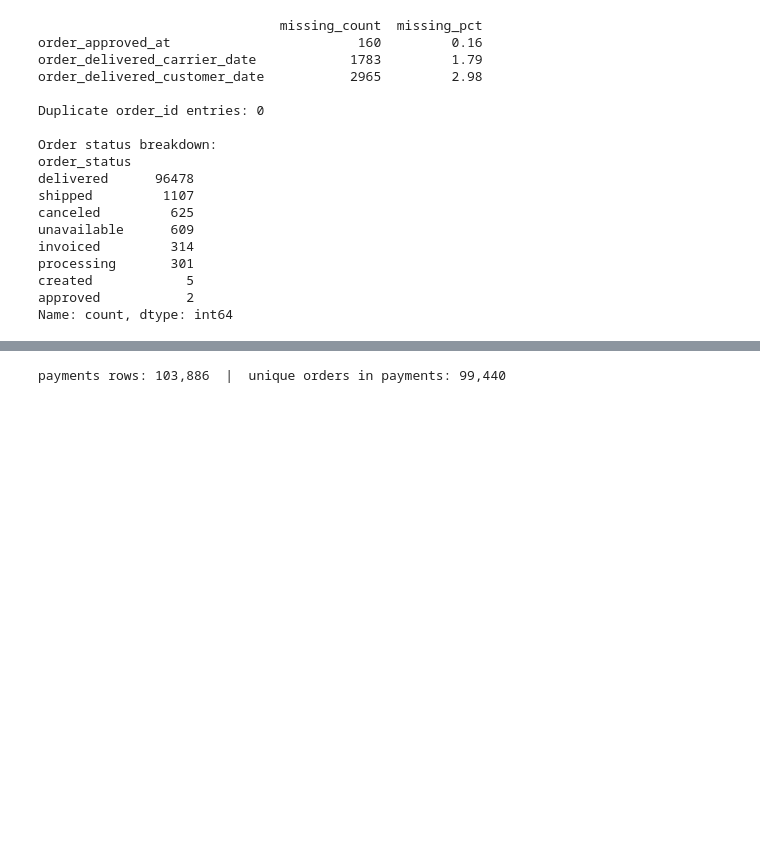
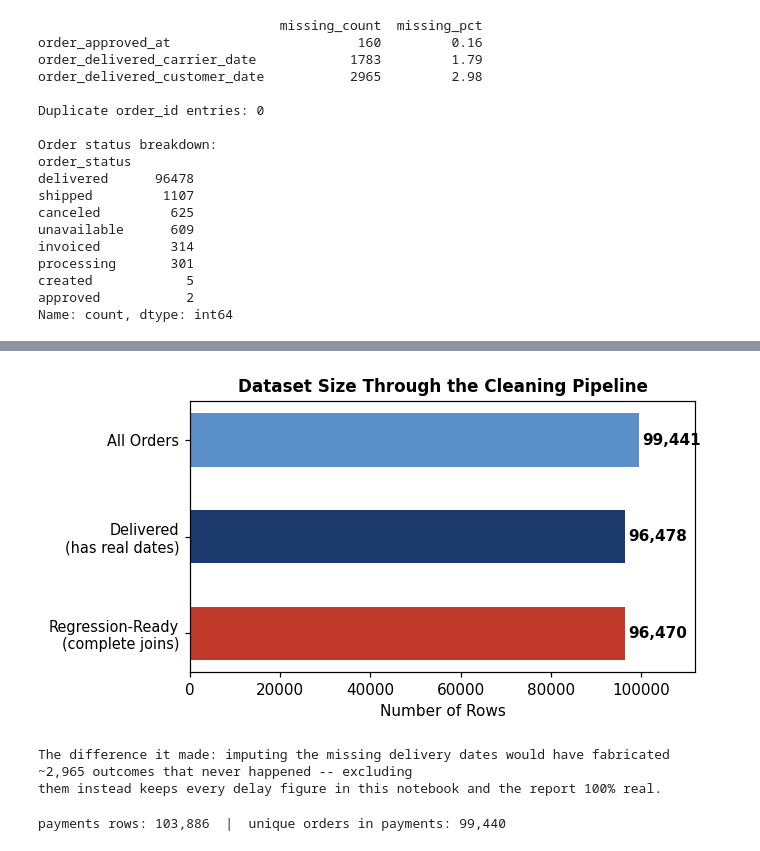
Before and after one commit to 23f3000862-svg/bdm-capstone-olist, a Jupyter notebook: BDM_Capstone_Analysis_Notebook.ipynb, the cells around one changed output, grey strips where cells are left out. Saved outputs shown, nothing was run; the diff lists cells and outputs as text; code cells hidden in the pictures; blank space fills up the shorter version.

```diff
--- a/BDM_Capstone_Analysis_Notebook.ipynb
+++ b/BDM_Capstone_Analysis_Notebook.ipynb
@@ -133,3 +145,29 @@ Name: count, dtype: int64
+# %%
+# Dataset size through the cleaning pipeline -- same chart used in the presentation deck
+delivered_preview = orders[orders['order_status'] == 'delivered']
+stages = ['All Orders', 'Delivered\n(has real dates)', 'Regression-Ready\n(complete joins)']
+counts = [len(orders), len(delivered_preview), 96470]  # last figure confirmed in Section 7 below
+
+fig, ax = plt.subplots(figsize=(6.2, 3.4))
+y_pos = np.arange(len(stages))
+ax.barh(y_pos, counts, color=[LBLUE, BLUE, RED], height=0.55)
+ax.set_yticks(y_pos); ax.set_yticklabels(stages, fontsize=9.5)
+ax.invert_yaxis()
+for i, v in enumerate(counts):
+    ax.text(v + 700, i, f'{v:,}', va='center', fontsize=10, fontweight='bold')
+ax.set_xlim(0, 112000)
+ax.set_xlabel('Number of Rows')
+ax.set_title('Dataset Size Through the Cleaning Pipeline', fontsize=11, fontweight='bold')
+plt.tight_layout(); plt.savefig('fig_funnel.png', dpi=170); plt.show()
+
+print("The difference it made: imputing the missing delivery dates would have fabricated")
+print(f"~{missing['order_delivered_customer_date']:,} outcomes that never happened -- excluding")
+print("them instead keeps every delay figure in this notebook and the report 100% real.")
+# %% [output]
+[figure, added]
+The difference it made: imputing the missing delivery dates would have fabricated
+~2,965 outcomes that never happened -- excluding
+them instead keeps every delay figure in this notebook and the report 100% real.
 # %%
 # The payments table has more rows than there are orders, because a single order can be paid
 # in multiple instalments/methods. Aggregate to one row per order before using it anywhere else.
```
Also changed, not shown: parts of 5 cells of this notebook.
